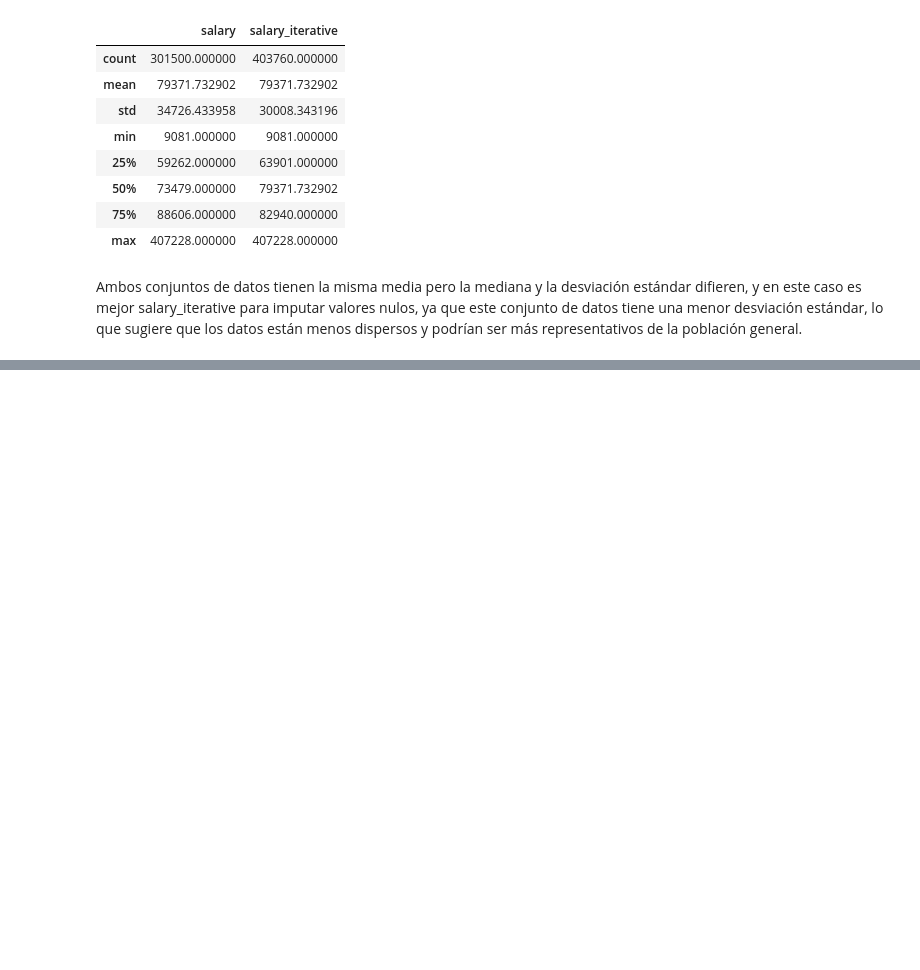
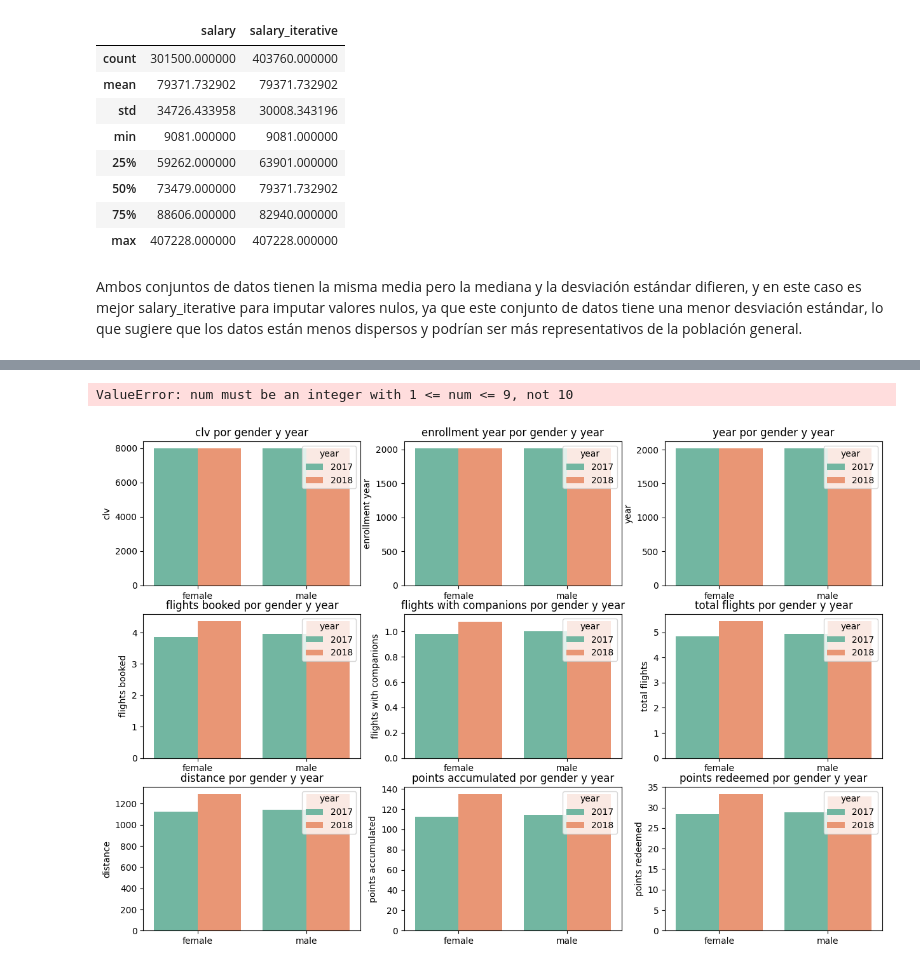
Before and after one commit to Adalab/bda-modulo-3-evaluacion-final-TeresaAdalab, a Jupyter notebook: Evaluacion Final Modulo 3.ipynb, the cells around one changed output, grey strips where cells are left out. Cells and saved outputs as stored; diff of their text form; code cells hidden in the pictures; blank space fills up the shorter version.

```diff
--- a/Evaluacion Final Modulo 3.ipynb
+++ b/Evaluacion Final Modulo 3.ipynb
@@ -1039,0 +1138,24 @@ Index(['loyalty number', 'province', 'city', 'postal code', 'gender',
+# %%
+#barplot
+numeric_columns = df_limpio.select_dtypes(include='number').columns.drop('loyalty number')
+categorical_columns = ['gender', 'year']
+
+# Configurar el tamaño de la figura
+plt.figure(figsize=(15, 10))
+
+# Iterar sobre cada variable numérica y crear un barplot por género y año
+for i, col in enumerate(numeric_columns):
+    plt.subplot(3, 3, i + 1)
+    sns.barplot(x='gender', y=col, hue='year', data=df_limpio, palette='Set2', ci=None)
+    plt.xlabel('')
+    plt.ylabel(col)
+    plt.title(f'{col} por gender y year')
+
+
+plt.tight_layout()
+
+plt.subplots_adjust(hspace=0.5)
+plt.show()
+# %% [output]
+ValueError: num must be an integer with 1 <= num <= 9, not 10
+[figure, added]
```
Also changed, not shown: parts of 19 cells of this notebook.
